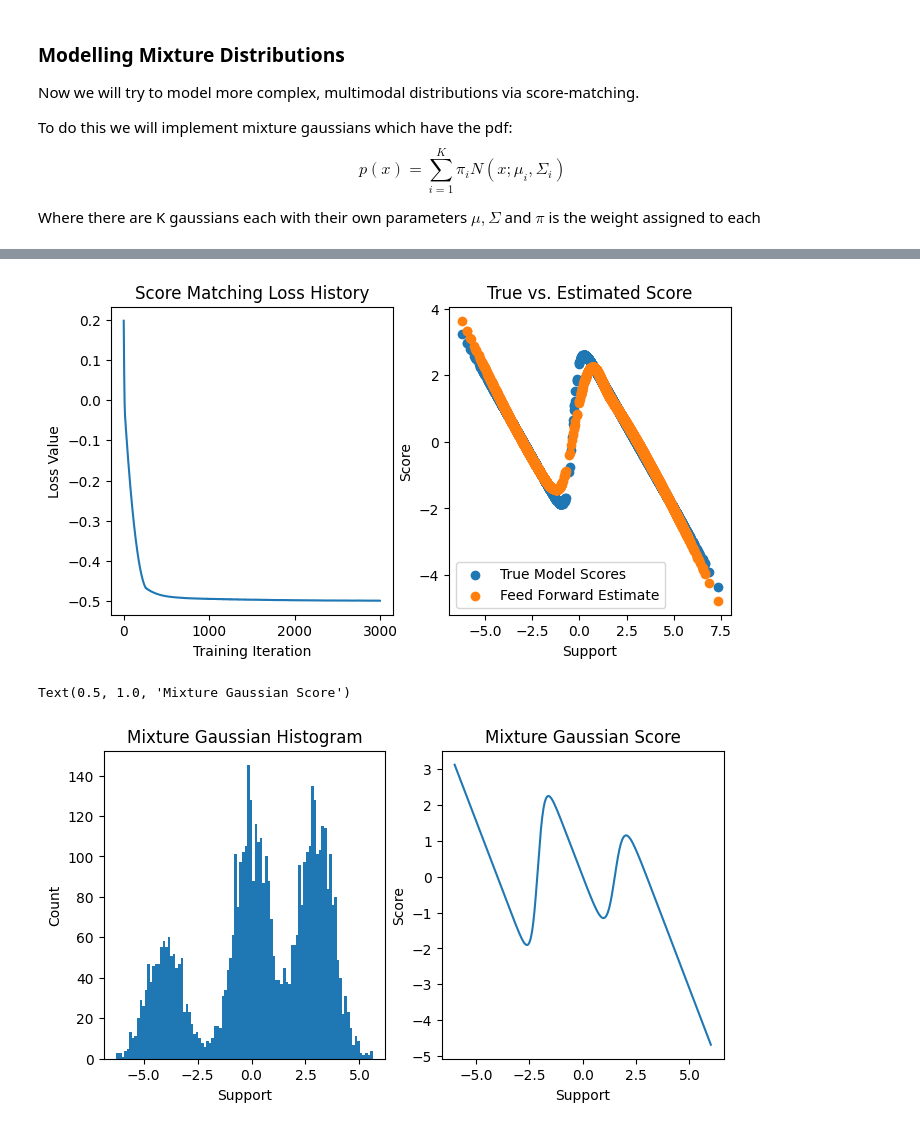
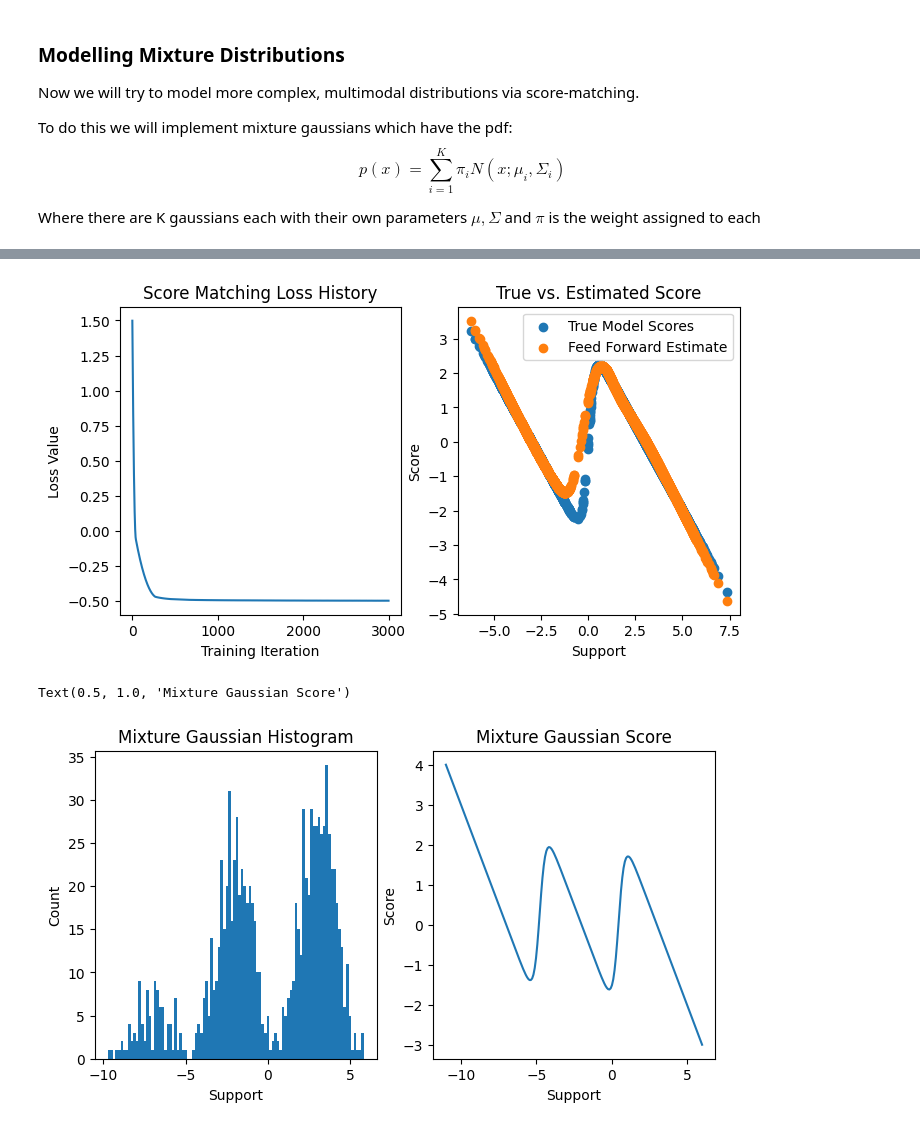
Before and after one commit to Sina-Haz/Generative-Modelling, a Jupyter notebook: Score-Based-Models/score_jax.ipynb, the cells around one changed output, grey strips where cells are left out. Cells and saved outputs as stored; diff of their text form; code cells hidden in the pictures.

```diff
--- a/Score-Based-Models/score_jax.ipynb
+++ b/Score-Based-Models/score_jax.ipynb
@@ -317,10 +312,9 @@ class MixtureGaussian(eqx.Module):
   logsigmas: np.array
 
   def __init__(self, mus, logsigmas, pi):
-    # cast to double precision to avoid overflow errors
-    self.mus = mus.astype('float64')
-    self.logsigmas = logsigmas.astype('float64')
-    self.pi = pi.astype('float64')
+    self.mus = mus
+    self.logsigmas = logsigmas
+    self.pi = pi
 
     # Check that mus, log_sigmas, and ws are of the same length.
     lengths = set(map(len, [mus, logsigmas, pi]))
@@ -335,13 +329,20 @@ class MixtureGaussian(eqx.Module):
   def lpdf(self, x):
     return np.log(self.pdf(x))
 
+  # Fix this
+  def logpdf(self, x):
+    log_gaussians = vmap(partial(norm.logpdf, x)) (self.mus, np.exp(self.logsigmas))
+    weighted_gaussians = log_gaussians * np.log(self.pi)
+    log_pdf = np.logaddexp.reduce(weighted_gaussians)
+    return log_pdf
+
+
   def sample(self, n_samples):
     # For each sample decide which gaussian to sample from based on weights
     props = np.round(n_samples * self.pi).astype(int)
 
     samples = [random.normal(key=key, shape=(prop, ), dtype=np.float32)*sigma + mu for prop,sigma,mu in zip(props,np.exp(self.logsigmas), self.mus)]
     samples = np.concatenate(samples)
-    samples = random.permutation(key=key, x=samples)
     return samples
 
   @eqx.filter_jit
@@ -419,34 +424,34 @@ plt.ylabel("Score")
 plt.title("True vs. Estimated Score")
 plt.legend();
 # %% [output]
-[figure, old version]
+[figure, new version]
 # %%
 # Not bad at all! let's do the same for 3-comp mixture!!!
-x = np.linspace(-6, 6, 200)
-mus = np.array([-4, 0, 3])
-sigmas = np.ones(3) / 1.25
-ws = np.array([0.2, 0.4, 0.4])
+x = np.linspace(-11, 6, 200)
+mus = np.array([-7, -2, 3])
+sigmas = np.ones(3)
+ws = np.array([0.1, 0.4, 0.5])
 
 g3_model = MixtureGaussian(pi=ws, mus=mus, logsigmas=np.log(sigmas))
-g3_data = g3_model.sample(5_000)
+g3_data = g3_model.sample(1_000)
 
 fig, axes = plt.subplots(figsize=(8, 4), ncols=2)
 
 plt.sca(axes[0])
 plt.hist(g3_data, bins=100)
 plt.title("Mixture Gaussian Histogram")
 plt.xlabel("Support")
 plt.ylabel("Count")
 
 g3_data = g3_data.reshape(-1,1) # give it an extra dimension so we can feed it to our mlp model
 
 plt.sca(axes[1])
 plt.plot(x, vmap(g3_model)(x))
 plt.xlabel("Support")
 plt.ylabel("Score")
 plt.title("Mixture Gaussian Score")
 # %% [output]
 Text(0.5, 1.0, 'Mixture Gaussian Score')
-[figure, old version]
+[figure, new version]
 # %%
 # sanity check this works with a defined mixture gaussian model
```
Also changed, not shown: parts of 19 cells of this notebook.
